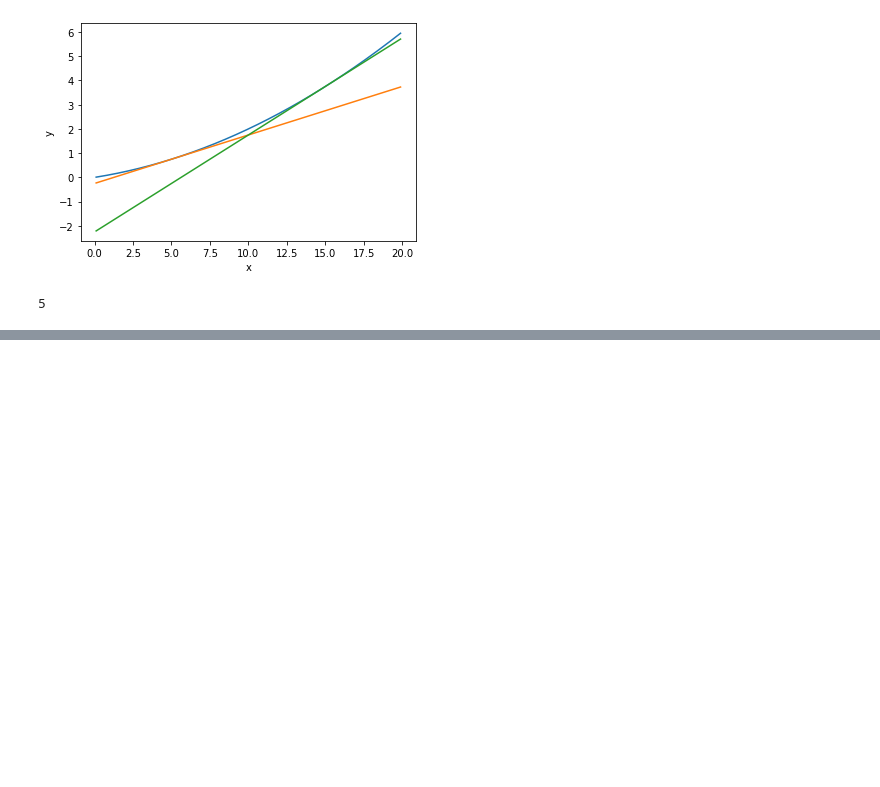
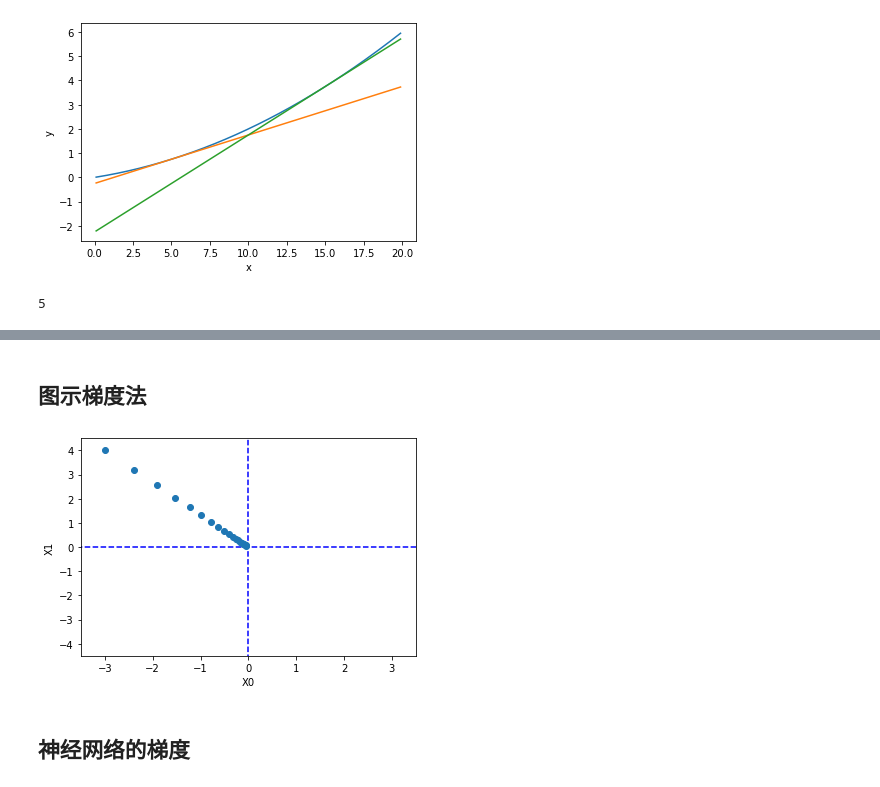
Before and after one commit to fenixchen/BookReading, a Jupyter notebook: DeepLearningFromScratch/4.神经网络的学习.ipynb, the cells around one changed output, grey strips where cells are left out. Saved outputs shown, nothing was run; the diff lists cells and outputs as text; code cells hidden in the pictures; blank space fills up the shorter version.

```diff
--- a/DeepLearningFromScratch/4.神经网络的学习.ipynb
+++ b/DeepLearningFromScratch/4.神经网络的学习.ipynb
@@ -260,0 +266,74 @@ array([6., 8.])
+# %% [markdown]
+## 图示梯度法
+# %%
+# coding: utf-8
+import numpy as np
+import matplotlib.pylab as plt
+
+
+
+def _numerical_gradient_no_batch(f, x):
+    h = 1e-4 # 0.0001
+    grad = np.zeros_like(x)
+
+    for idx in range(x.size):
+        tmp_val = x[idx]
+        x[idx] = float(tmp_val) + h
+        fxh1 = f(x) # f(x+h)
+
+        x[idx] = tmp_val - h
+        fxh2 = f(x) # f(x-h)
+        grad[idx] = (fxh1 - fxh2) / (2*h)
+
+        x[idx] = tmp_val # 还原值
+
+    return grad
+
+
+def numerical_gradient(f, X):
+    if X.ndim == 1:
+        return _numerical_gradient_no_batch(f, X)
+    else:
+        grad = np.zeros_like(X)
+
+        for idx, x in enumerate(X):
+            grad[idx] = _numerical_gradient_no_batch(f, x)
+
+        return grad
+
+
+def gradient_descent(f, init_x, lr=0.01, step_num=100):
+    x = init_x
+    x_history = []
+
+    for i in range(step_num):
+        x_history.append( x.copy() )
+
+        grad = numerical_gradient(f, x)
+        x -= lr * grad
+
+    return x, np.array(x_history)
+
+
+def function_2(x):
+    return x[0]**2 + x[1]**2
+
+init_x = np.array([-3.0, 4.0])
+
+lr = 0.1
+step_num = 20
+x, x_history = gradient_descent(function_2, init_x, lr=lr, step_num=step_num)
+
+plt.plot( [-5, 5], [0,0], '--b')
+plt.plot( [0,0], [-5, 5], '--b')
+plt.plot(x_history[:,0], x_history[:,1], 'o')
+
+plt.xlim(-3.5, 3.5)
+plt.ylim(-4.5, 4.5)
+plt.xlabel("X0")
+plt.ylabel("X1")
+plt.show()
+# %% [output]
+[figure, added]
+# %% [markdown]
+## 神经网络的梯度
```
Also changed, not shown: parts of 13 cells of this notebook, 1 other file.
